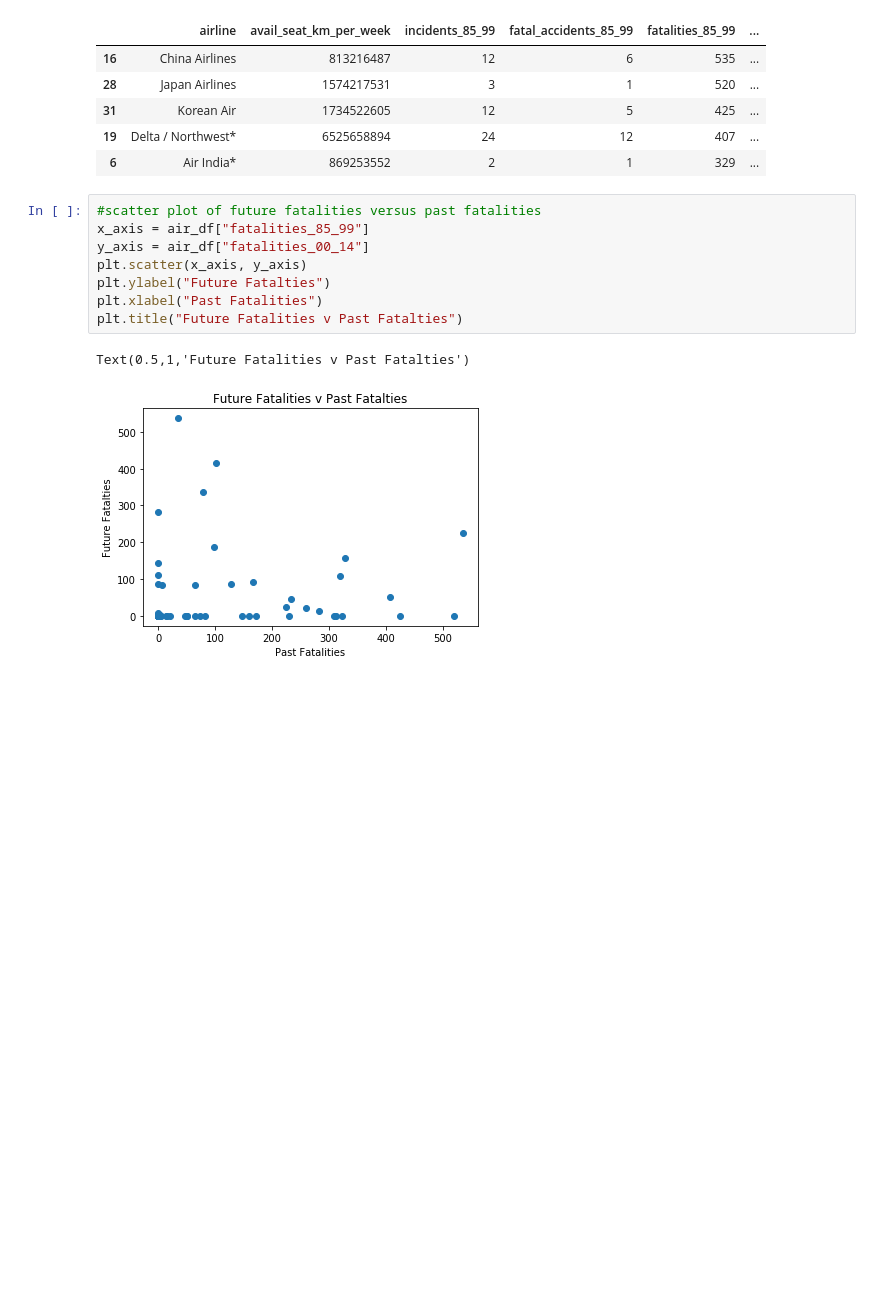
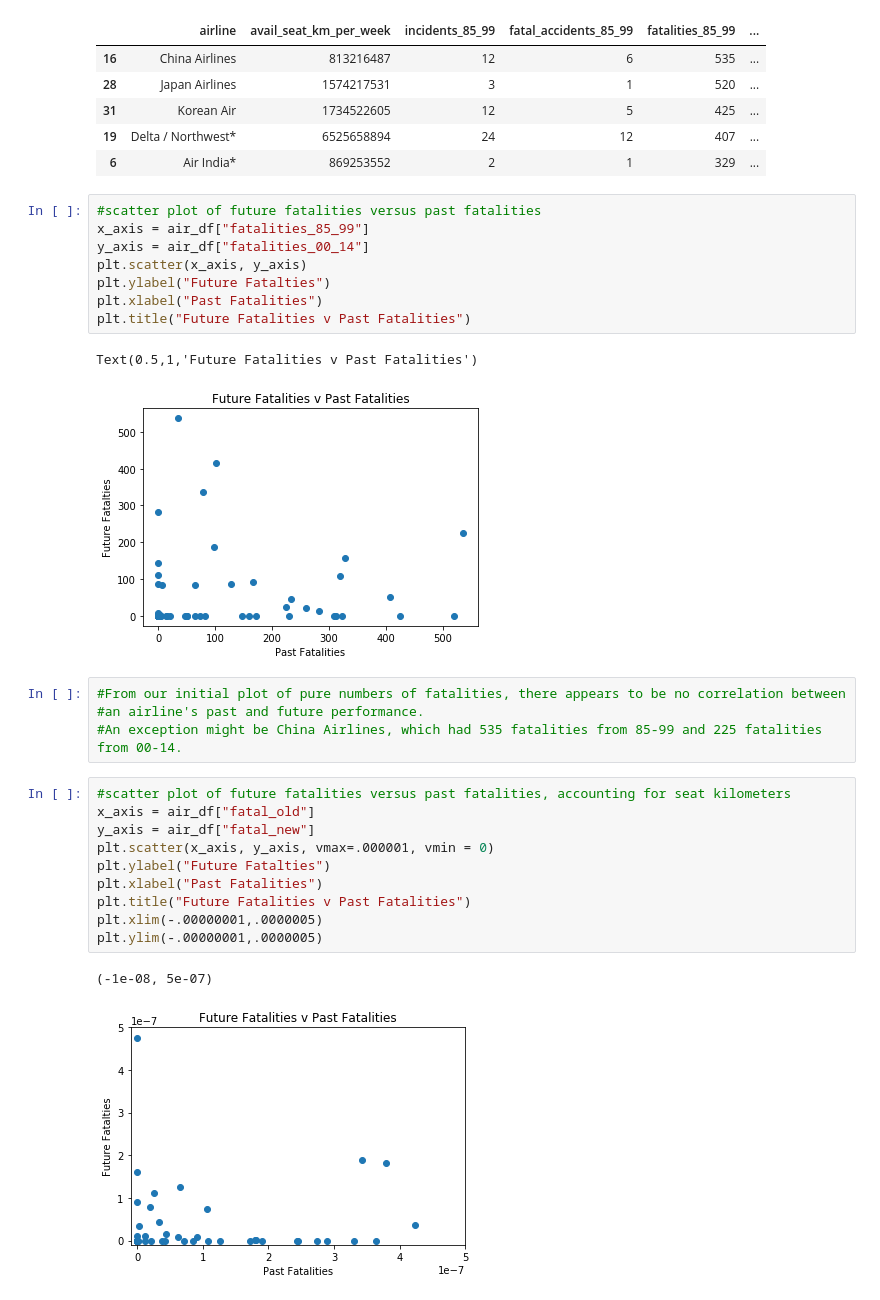
Before and after one commit to jcmachdata/Airline_Safety, a Jupyter notebook: airline-safety.ipynb, the cells around one changed output. Saved outputs shown, nothing was run; the diff lists cells and outputs as text; blank space fills up the shorter version.

```diff
--- a/airline-safety.ipynb
+++ b/airline-safety.ipynb
@@ -141,7 +130,24 @@ y_axis = air_df["fatalities_00_14"]
 plt.scatter(x_axis, y_axis)
 plt.ylabel("Future Fatalties")
 plt.xlabel("Past Fatalities")
-plt.title("Future Fatalities v Past Fatalties")
+plt.title("Future Fatalities v Past Fatalities")
 # %% [output]
-Text(0.5,1,'Future Fatalities v Past Fatalties')
+Text(0.5,1,'Future Fatalities v Past Fatalities')
 [figure]
+# %%
+#From our initial plot of pure numbers of fatalities, there appears to be no correlation between
+#an airline's past and future performance.
+#An exception might be China Airlines, which had 535 fatalities from 85-99 and 225 fatalities from 00-14.
+# %%
+#scatter plot of future fatalities versus past fatalities, accounting for seat kilometers
+x_axis = air_df["fatal_old"]
+y_axis = air_df["fatal_new"]
+plt.scatter(x_axis, y_axis, vmax=.000001, vmin = 0)
+plt.ylabel("Future Fatalties")
+plt.xlabel("Past Fatalities")
+plt.title("Future Fatalities v Past Fatalities")
+plt.xlim(-.00000001,.0000005)
+plt.ylim(-.00000001,.0000005)
+# %% [output]
+(-1e-08, 5e-07)
+[figure, added]
```
Also changed, not shown: parts of 17 cells of this notebook.
